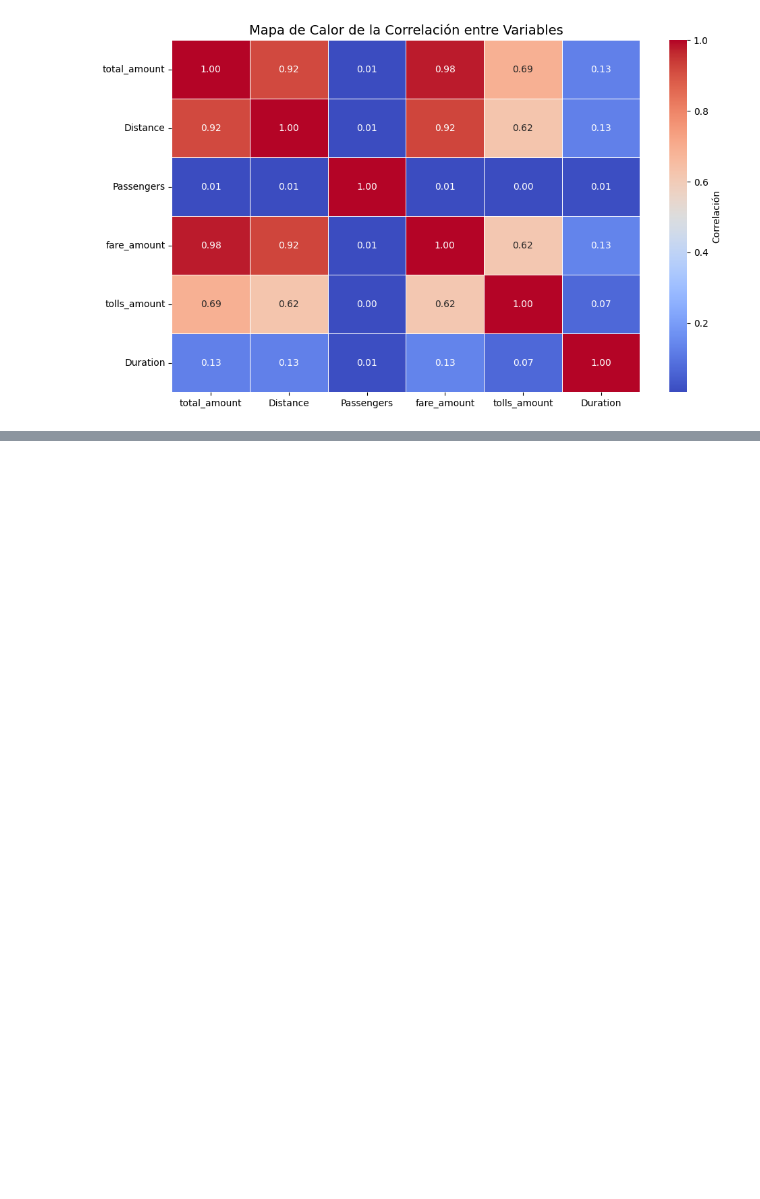
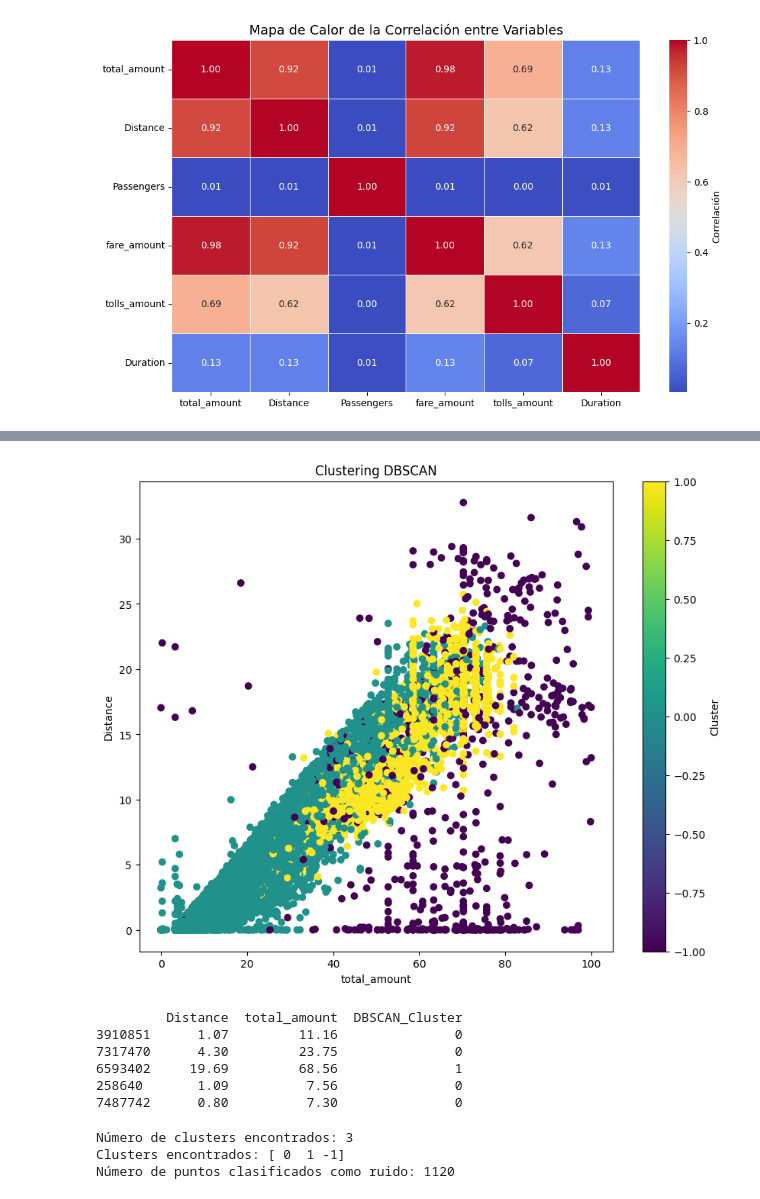
Before and after one commit to yeisondelatorre/ML_trabajofinal, a Jupyter notebook: _sources/notebooks.ipynb, the cells around one changed output, grey strips where cells are left out. Cells and saved outputs as stored; diff of their text form; code cells hidden in the pictures; blank space fills up the shorter version.

```diff
--- a/_sources/notebooks.ipynb
+++ b/_sources/notebooks.ipynb
@@ -727,0 +835,54 @@ plt.show()
+# %%
+
+# Tomar una muestra aleatoria del 1% del DataFrame para reducir el tamaño
+taxi_df_sample = taxi_df_filtered.sample(frac=0.01, random_state=42)
+# %%
+from sklearn.cluster import DBSCAN
+# Estandarizar la muestra
+taxi_df_sample_scaled = scaler.fit_transform(taxi_df_sample[columns_to_use])
+
+# Aplicar DBSCAN a la muestra
+dbscan = DBSCAN(eps=1, min_samples=100)
+taxi_df_sample['DBSCAN_Cluster'] = dbscan.fit_predict(taxi_df_sample_scaled)
+# %%
+# Visualizar los resultados
+plt.figure(figsize=(10, 8))
+
+# Graficar los clusters
+plt.scatter(taxi_df_sample['total_amount'], taxi_df_sample['Distance'], c=taxi_df_sample['DBSCAN_Cluster'], cmap='viridis')
+
+plt.title('Clustering DBSCAN')
+plt.xlabel('total_amount')
+plt.ylabel('Distance')
+plt.colorbar(label='Cluster')
+plt.show()
+
+# Ver las primeras filas con el cluster asignado
+print(taxi_df_sample[['Distance', 'total_amount', 'DBSCAN_Cluster']].head())
+# %% [output]
+[figure, added]
+         Distance  total_amount  DBSCAN_Cluster
+3910851      1.07         11.16               0
+7317470      4.30         23.75               0
+6593402     19.69         68.56               1
+258640       1.09          7.56               0
+7487742      0.80          7.30               0
+# %%
+# Contar el número de clusters
+num_clusters = len(taxi_df_sample['DBSCAN_Cluster'].unique())
+
+# Imprimir el número de clusters
+print(f"Número de clusters encontrados: {num_clusters}")
+
+# Imprimir los clusters encontrados
+print(f"Clusters encontrados: {taxi_df_sample['DBSCAN_Cluster'].unique()}")
+
+# Contar el número de puntos clasificados como ruido (-1)
+num_noise = taxi_df_sample['DBSCAN_Cluster'].value_counts().get(-1, 0)
+
+# Imprimir el número de puntos clasificados como ruido
+print(f"Número de puntos clasificados como ruido: {num_noise}")
+# %% [output]
+Número de clusters encontrados: 3
+Clusters encontrados: [ 0  1 -1]
+Número de puntos clasificados como ruido: 1120
```
Also changed, not shown: parts of 15 cells of this notebook, 12 other files.
